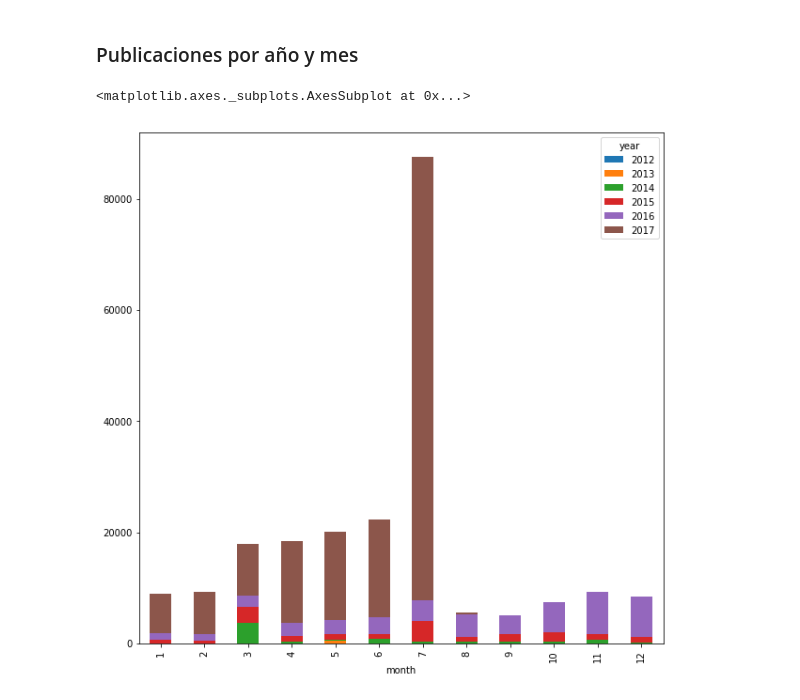
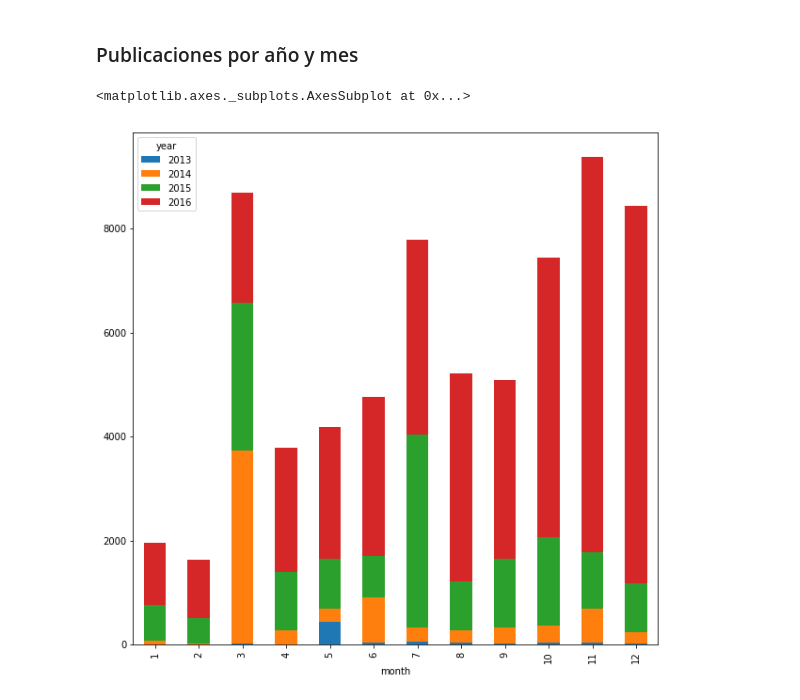
Before and after one commit to LucianoGiannotti/ProperatiDatosTP, a Jupyter notebook: Depuracion de datos.ipynb, the cells around one changed output. Saved outputs shown, nothing was run; the diff lists cells and outputs as text; code cells hidden in the pictures.

```diff
--- a/Depuracion de datos.ipynb
+++ b/Depuracion de datos.ipynb
@@ -820,7 +838,7 @@ grouped = data.loc[:,['month','year']].groupby(['year','month']).agg(np.size)
 # %%
 grouped = grouped.unstack(level=0)
 # %%
-grouped.plot(kind='bar', figsize=(10,10),stacked=True) ## el 2017 solo tiene datos hasta agosto
+grouped.loc[:,[2013,2014,2015,2016]].plot(kind='bar', figsize=(10,10),stacked=True) ## solo los años completos
 # %% [output]
 <matplotlib.axes._subplots.AxesSubplot at 0x...>
-[figure, old version]
+[figure, new version]
```
Also changed, not shown: parts of 4 cells of this notebook.
